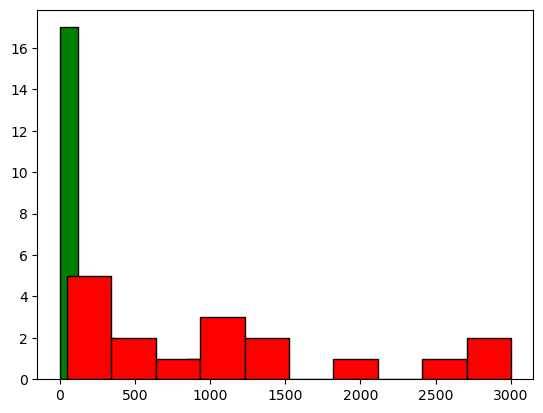
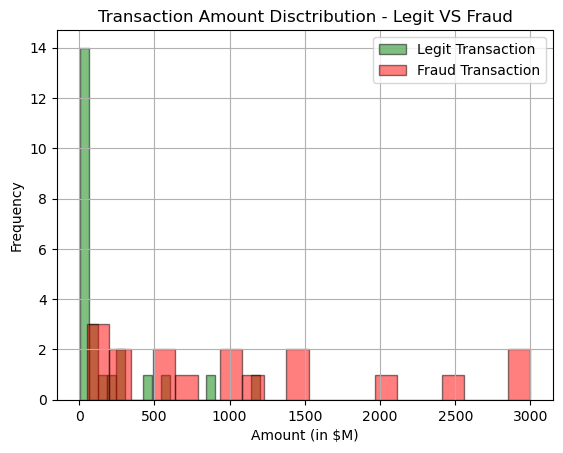
Unified diff of the notebook cell whose output changed from the first chart to the second:
--- before
+++ after
@@ -13,4 +13,10 @@
 
 # Transaction Amount Distribution - Legit VS Fraud
-plt.hist(legit_transactions, color="green", bins=10, label="Legit Transaction", edgecolor="black")
-plt.hist(fraud_transactions, color="red", bins=10, label="Fraud Transaction", edgecolor="black")
+plt.hist(legit_transactions, color="green", bins=20, label="Legit Transaction", edgecolor="black", alpha= 0.5)
+plt.hist(fraud_transactions, color="red", bins=20, label="Fraud Transaction", edgecolor="black", alpha= 0.5)
+
+plt.title("Transaction Amount Disctribution - Legit VS Fraud")
+plt.xlabel("Amount (in $M)")
+plt.ylabel("Frequency")
+plt.grid(True)
+plt.legend()

Commit: Histogram